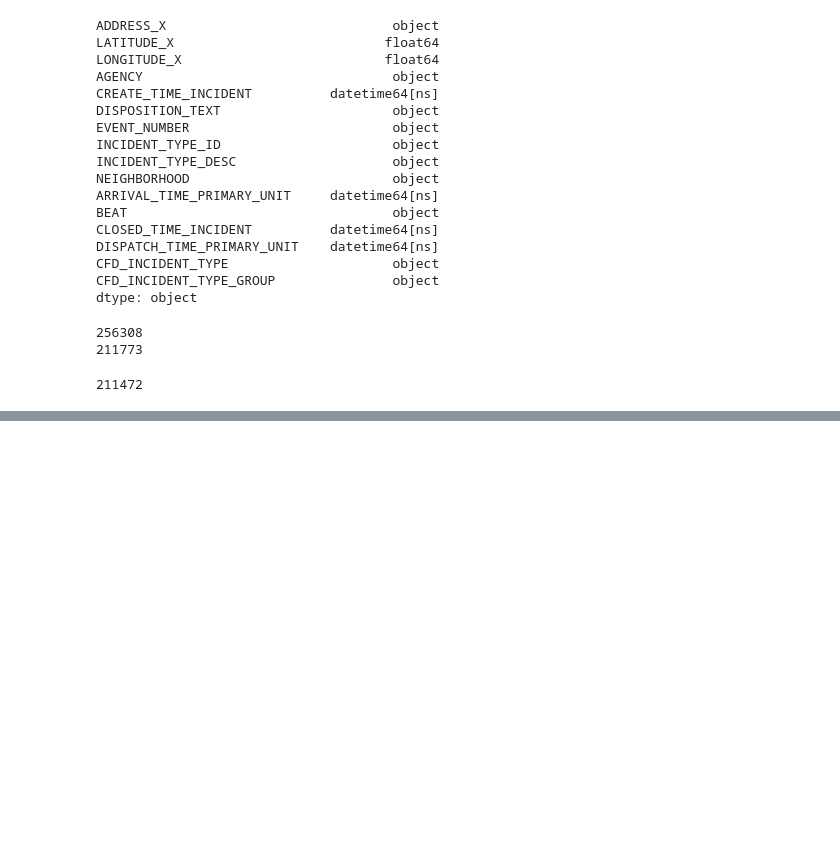
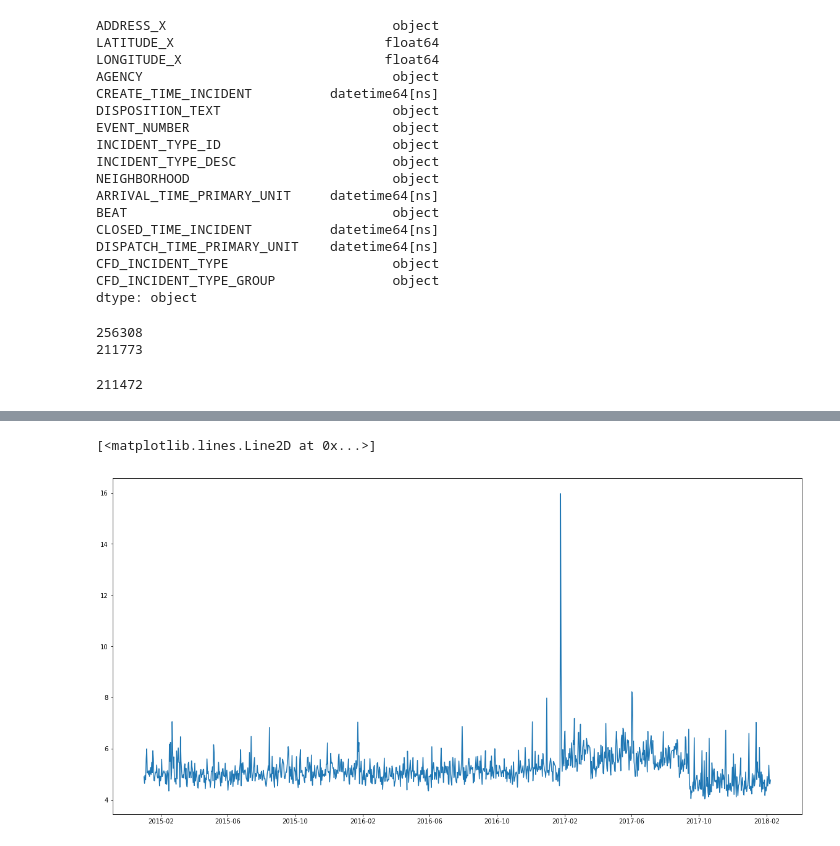
Before and after one commit to billmcmillin/python-data-day, a Jupyter notebook: sample/Visualization.ipynb, the cells around one changed output, grey strips where cells are left out. Saved outputs shown, nothing was run; the diff lists cells and outputs as text; code cells hidden in the pictures; blank space fills up the shorter version.

```diff
--- a/sample/Visualization.ipynb
+++ b/sample/Visualization.ipynb
@@ -72,0 +82,9 @@ import matplotlib.pyplot as plt
+# %%
+# The above is not a great way to gain insight from our data. Let's try a line graph
+mean_TTA = by_date['TTA'].mean()
+mean_TTA
+plt.figure(figsize=(20,10))
+plt.plot(mean_TTA)
+# %% [output]
+[<matplotlib.lines.Line2D at 0x...>]
+[figure, added]
```
Also changed, not shown: parts of 9 cells of this notebook, 1 other file.
